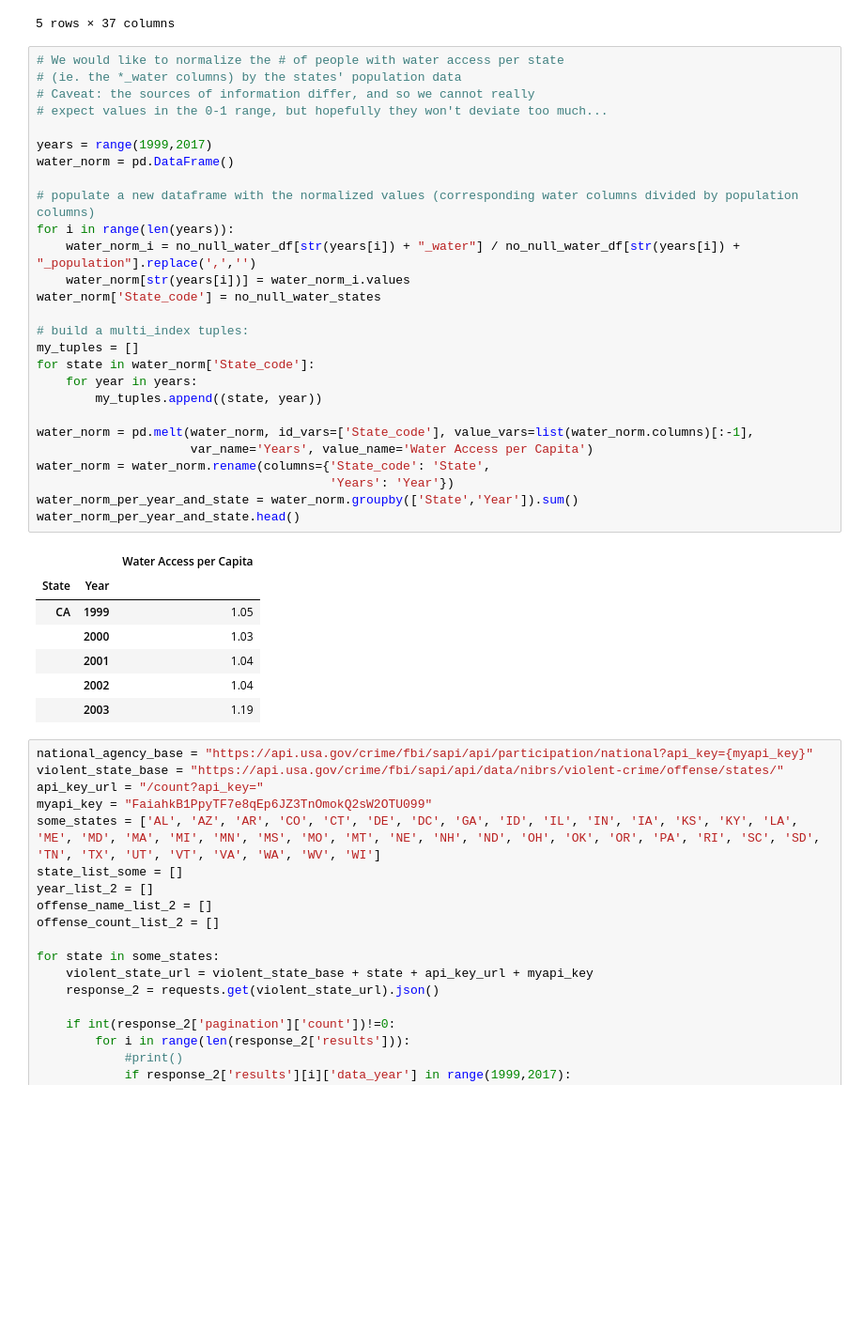
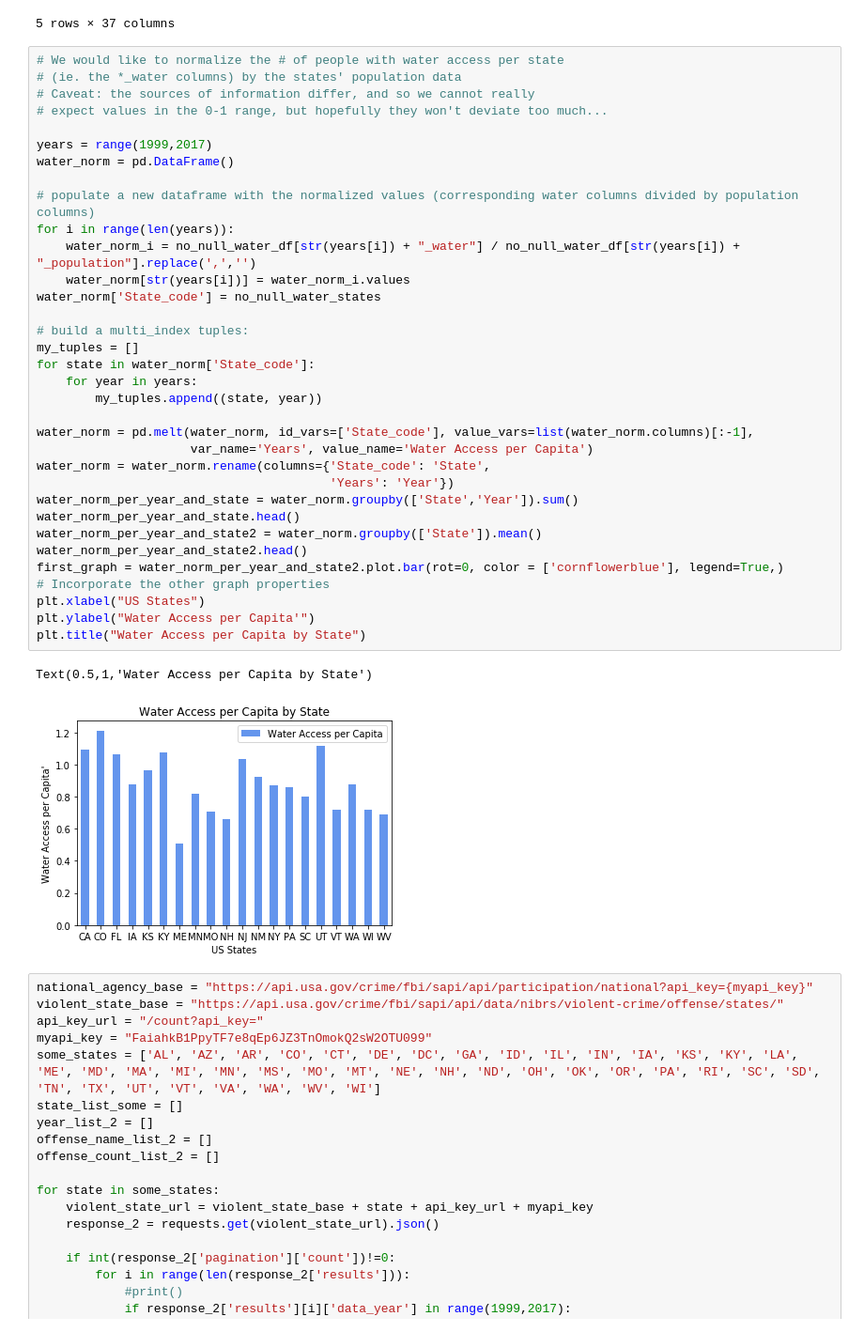
Before and after one commit to jtomines/ProjWANGRY, a Jupyter notebook: 3_ManipulationCode/WANGRY_FBICrimeData&CommWaterAccess_MvS-SM.ipynb, the cells around one changed output. Shown: that part at 94% size. Drawn from its saved outputs; the diff is of its cells as text; blank space fills up the shorter version.

```diff
--- a/3_ManipulationCode/WANGRY_FBICrimeData&CommWaterAccess_MvS-SM.ipynb
+++ b/3_ManipulationCode/WANGRY_FBICrimeData&CommWaterAccess_MvS-SM.ipynb
@@ -60,38 +60,40 @@ no_null_water_df.head()
 # %%
 # We would like to normalize the # of people with water access per state
 # (ie. the *_water columns) by the states' population data
 # Caveat: the sources of information differ, and so we cannot really
 # expect values in the 0-1 range, but hopefully they won't deviate too much...
 
 years = range(1999,2017)
 water_norm = pd.DataFrame()
 
 # populate a new dataframe with the normalized values (corresponding water columns divided by population columns)
 for i in range(len(years)):
     water_norm_i = no_null_water_df[str(years[i]) + "_water"] / no_null_water_df[str(years[i]) + "_population"].replace(',','')
     water_norm[str(years[i])] = water_norm_i.values
 water_norm['State_code'] = no_null_water_states
 
 # build a multi_index tuples:
 my_tuples = []
 for state in water_norm['State_code']:
     for year in years:
         my_tuples.append((state, year))
 
 water_norm = pd.melt(water_norm, id_vars=['State_code'], value_vars=list(water_norm.columns)[:-1],
                      var_name='Years', value_name='Water Access per Capita')
 water_norm = water_norm.rename(columns={'State_code': 'State',
                                         'Years': 'Year'})
 water_norm_per_year_and_state = water_norm.groupby(['State','Year']).sum()
 water_norm_per_year_and_state.head()
+water_norm_per_year_and_state2 = water_norm.groupby(['State']).mean()
+water_norm_per_year_and_state2.head()
+first_graph = water_norm_per_year_and_state2.plot.bar(rot=0, color = ['cornflowerblue'], legend=True,)
+# Incorporate the other graph properties
+plt.xlabel("US States")
+plt.ylabel("Water Access per Capita'")
+plt.title("Water Access per Capita by State")
 # %% [output]
-|  |  | Water Access per Capita |
-| State | Year |  |
-| CA | 1999 | 1.05 |
-|  | 2000 | 1.03 |
-|  | 2001 | 1.04 |
-|  | 2002 | 1.04 |
-|  | 2003 | 1.19 |
+Text(0.5,1,'Water Access per Capita by State')
+[figure, added]
 # %%
 national_agency_base = "https://api.usa.gov/crime/fbi/sapi/api/participation/national?api_key={myapi_key}"
 violent_state_base = "https://api.usa.gov/crime/fbi/sapi/api/data/nibrs/violent-crime/offense/states/"
```
Also changed, not shown: parts of 4 cells of this notebook, 2 other files.
